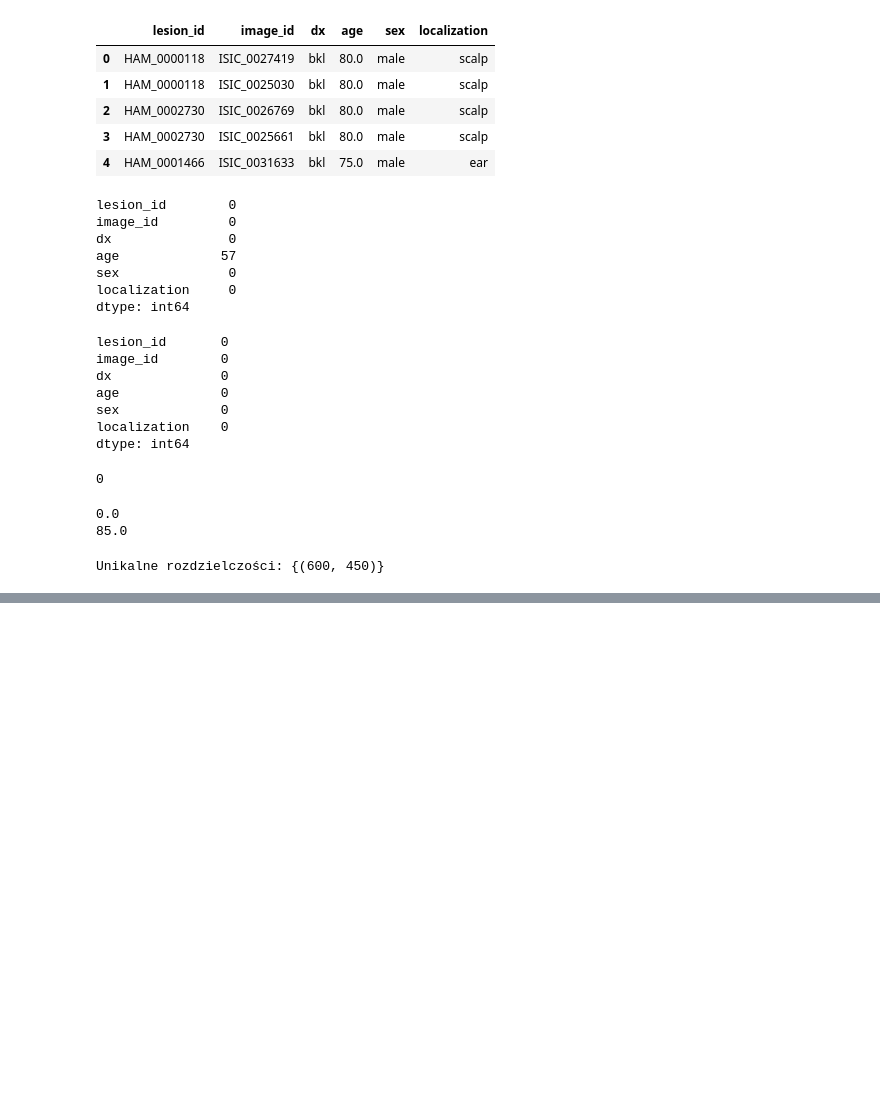
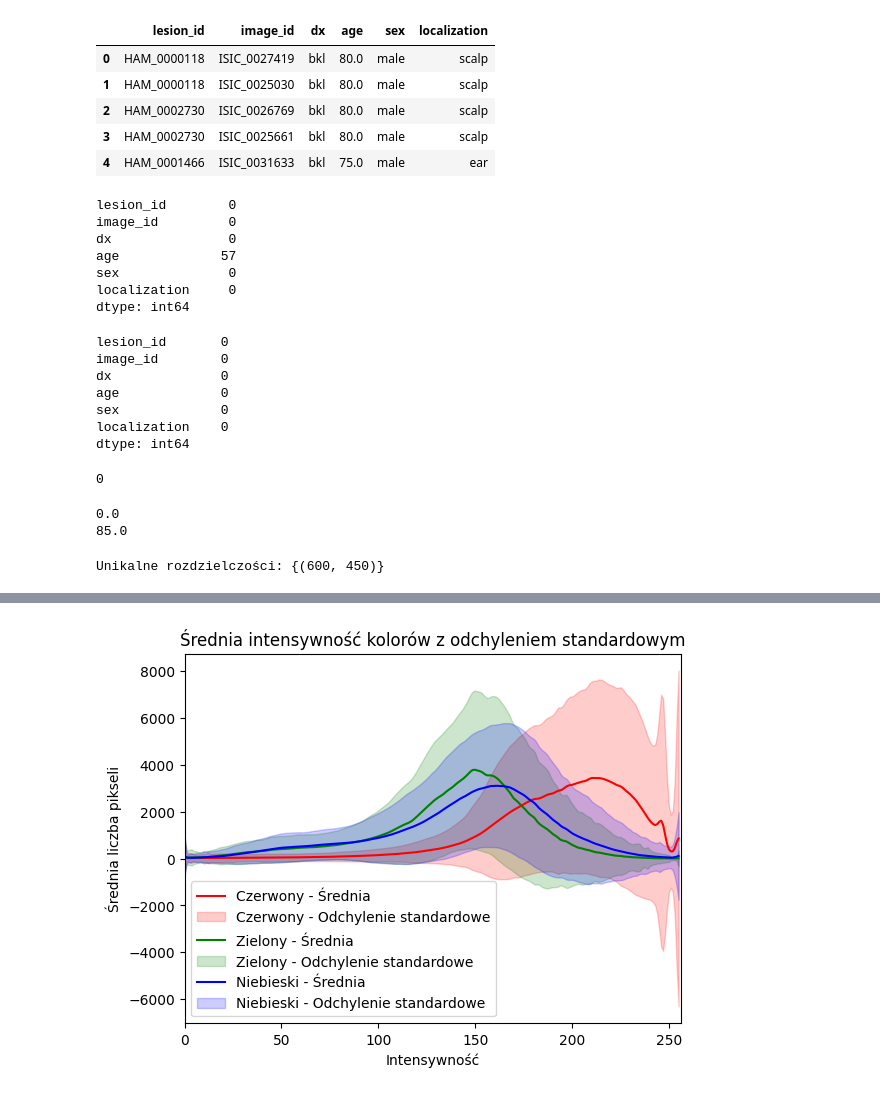
Before and after one commit to pvtka/CNN_HAM10000, a Jupyter notebook: code.ipynb, the cells around one changed output, grey strips where cells are left out. Saved outputs shown, nothing was run; the diff lists cells and outputs as text; code cells hidden in the pictures; blank space fills up the shorter version.

```diff
--- a/code.ipynb
+++ b/code.ipynb
@@ -136,0 +273,66 @@ for filename in files:
+# %%
+#Badanie intensywności kolorów RGB
+from PIL import Image
+import numpy as np
+import os
+import matplotlib.pyplot as plt
+
+# Listy do przechowywania histogramów
+r_histograms = []
+g_histograms = []
+b_histograms = []
+
+for filename in os.listdir(image_directory):
+    if filename.endswith(".jpg"):
+        img = Image.open(os.path.join(image_directory, filename)).convert('RGB')
+
+        # Rozdzielenie na kanały RGB
+        r, g, b = img.split()
+
+        # Konwersja kanałów do tablic numpy
+        r = np.array(r)
+        g = np.array(g)
+        b = np.array(b)
+
+        # Obliczenie histogramu dla każdego kanału i dodanie do listy
+        r_histograms.append(np.histogram(r, bins=256, range=(0, 256))[0])
+        g_histograms.append(np.histogram(g, bins=256, range=(0, 256))[0])
+        b_histograms.append(np.histogram(b, bins=256, range=(0, 256))[0])
+
+# Konwersja list histogramów na tablice numpy
+r_histograms = np.array(r_histograms)
+g_histograms = np.array(g_histograms)
+b_histograms = np.array(b_histograms)
+
+# Obliczenie średniego histogramu i odchylenia standardowego
+mean_r_histogram = np.mean(r_histograms, axis=0)
+mean_g_histogram = np.mean(g_histograms, axis=0)
+mean_b_histogram = np.mean(b_histograms, axis=0)
+
+std_r_histogram = np.std(r_histograms, axis=0)
+std_g_histogram = np.std(g_histograms, axis=0)
+std_b_histogram = np.std(b_histograms, axis=0)
+
+# Kolory dla wykresu
+colors = ('r', 'g', 'b')
+
+plt.figure()
+plt.title("Średnia intensywność kolorów z odchyleniem standardowym")
+plt.xlabel("Intensywność")
+plt.ylabel("Średnia liczba pikseli")
+
+# Rysowanie średnich histogramów z odchyleniem standardowym
+plt.plot(mean_r_histogram, color='r', label='Czerwony - Średnia')
+plt.fill_between(range(256), mean_r_histogram - std_r_histogram, mean_r_histogram + std_r_histogram, color='r', alpha=0.2, label='Czerwony - Odchylenie standardowe')
+
+plt.plot(mean_g_histogram, color='g', label='Zielony - Średnia')
+plt.fill_between(range(256), mean_g_histogram - std_g_histogram, mean_g_histogram + std_g_histogram, color='g', alpha=0.2, label='Zielony - Odchylenie standardowe')
+
+plt.plot(mean_b_histogram, color='b', label='Niebieski - Średnia')
+plt.fill_between(range(256), mean_b_histogram - std_b_histogram, mean_b_histogram + std_b_histogram, color='b', alpha=0.2, label='Niebieski - Odchylenie standardowe')
+
+plt.legend()
+plt.xlim([0, 256])
+plt.show()
+# %% [output]
+[figure, added]
```
Also changed, not shown: parts of 22 cells of this notebook.
